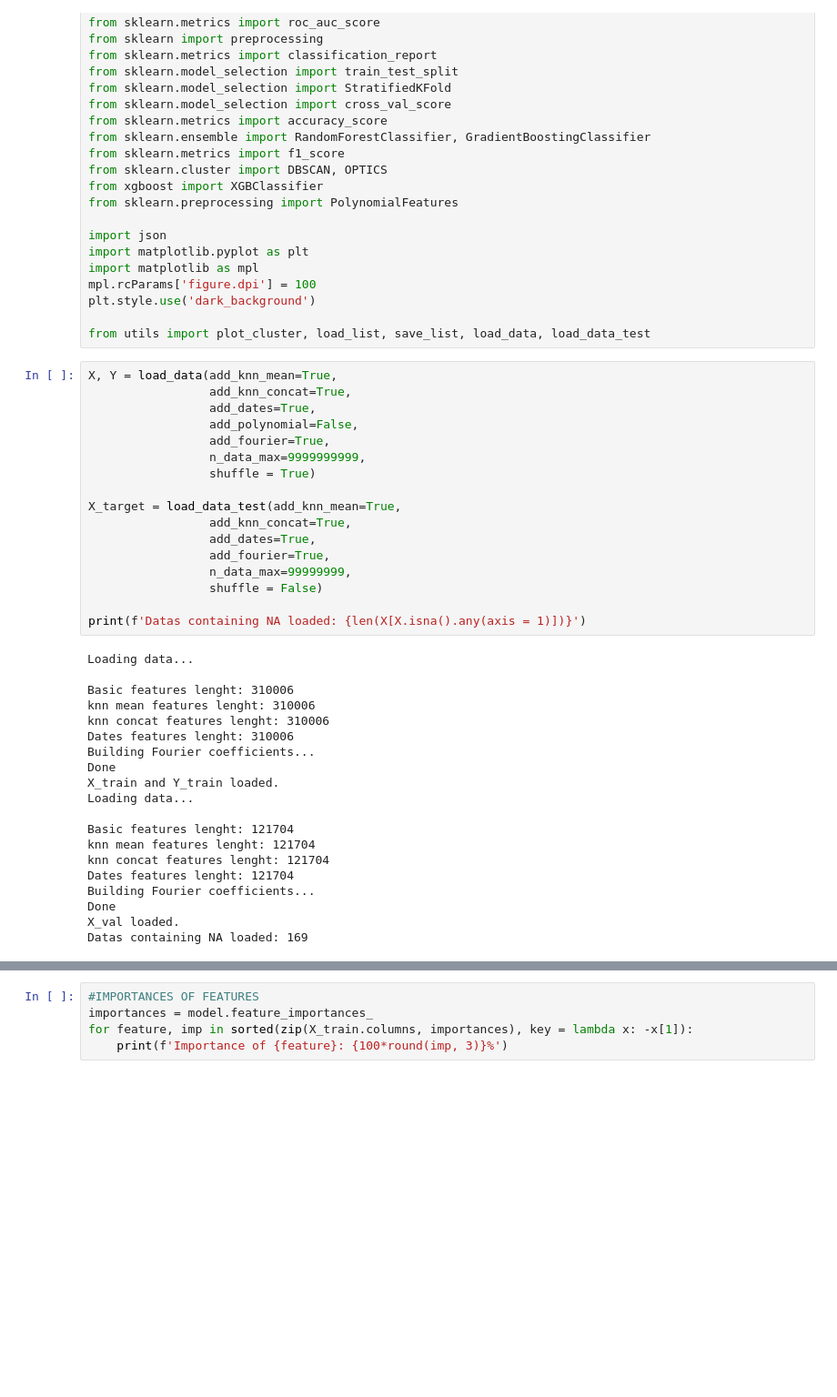
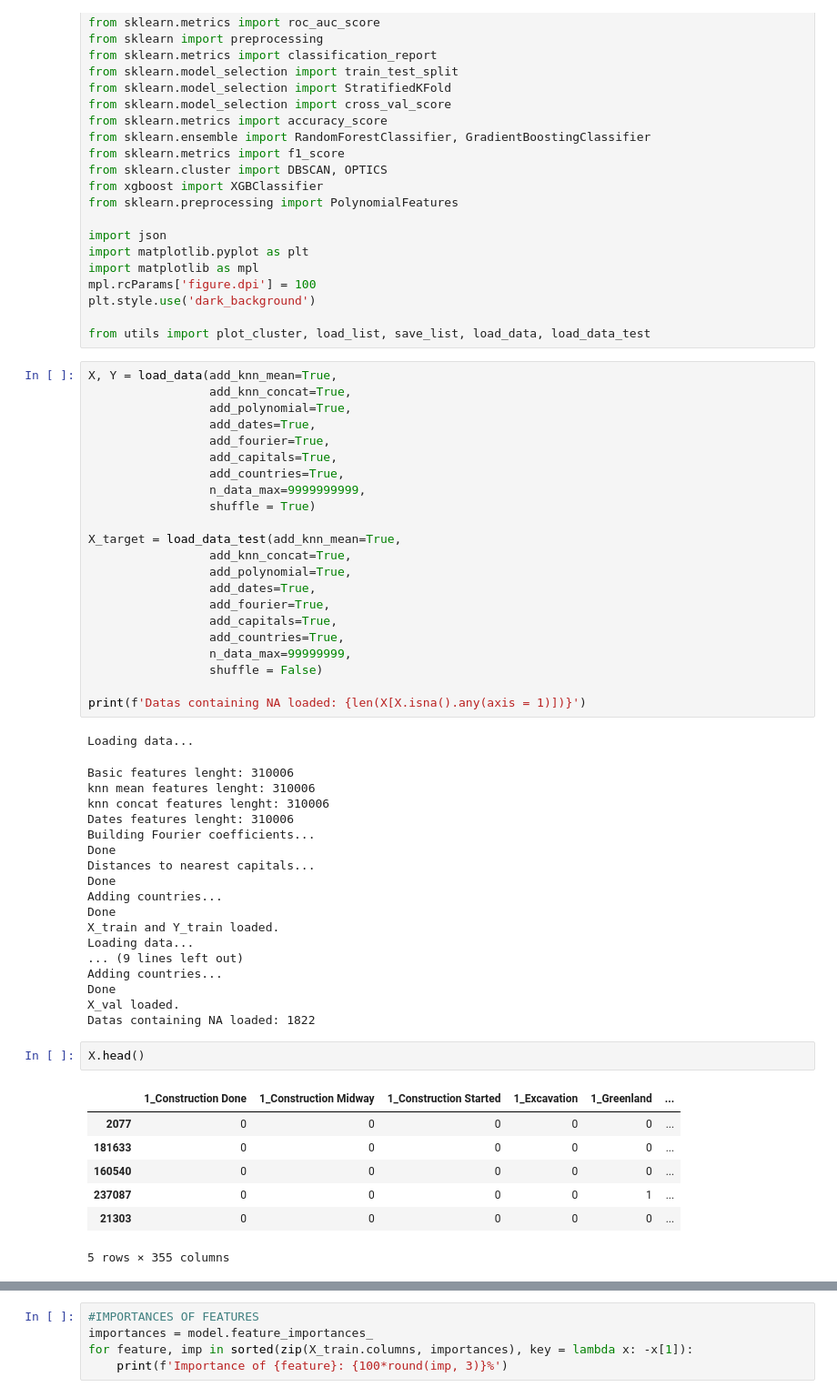
Before and after one commit to maxime7770/ML-Competition, a Jupyter notebook: eval_model.ipynb, the cells around one changed output, grey strips where cells are left out. Shown at 91% size. Drawn from its saved outputs; the diff is of its cells as text; blank space fills up the shorter version.

```diff
--- a/eval_model.ipynb
+++ b/eval_model.ipynb
@@ -34,40 +34,54 @@ from utils import plot_cluster, load_list, save_list, load_data, load_data_test
 # %%
 X, Y = load_data(add_knn_mean=True,
                  add_knn_concat=True,
+                 add_polynomial=True,
                  add_dates=True,
-                 add_polynomial=False,
                  add_fourier=True,
+                 add_capitals=True,
+                 add_countries=True,
                  n_data_max=9999999999,
                  shuffle = True)
 
 X_target = load_data_test(add_knn_mean=True,
                  add_knn_concat=True,
+                 add_polynomial=True,
                  add_dates=True,
                  add_fourier=True,
+                 add_capitals=True,
+                 add_countries=True,
                  n_data_max=99999999,
                  shuffle = False)
 
 print(f'Datas containing NA loaded: {len(X[X.isna().any(axis = 1)])}')
 # %% [output]
 Loading data...
-
-Basic features lenght: 310006
-knn mean features lenght: 310006
-knn concat features lenght: 310006
-Dates features lenght: 310006
-Building Fourier coefficients...
-Done
-X_train and Y_train loaded.
-Loading data...
-
-Basic features lenght: 121704
-knn mean features lenght: 121704
-knn concat features lenght: 121704
-Dates features lenght: 121704
-Building Fourier coefficients...
-Done
-X_val loaded.
-Datas containing NA loaded: 169
+Basic features lenght: 310006
+knn mean features lenght: 310006
+knn concat features lenght: 310006
+Dates features lenght: 310006
+Building Fourier coefficients...
+Done
+Distances to nearest capitals...
+Done
+Adding countries...
+Done
+X_train and Y_train loaded.
+Loading data...
+... (9 lines left out)
+Adding countries...
+Done
+X_val loaded.
+Datas containing NA loaded: 1822
+# %%
+X.head()
+# %% [output]
+|  | 1_Construction Done | 1_Construction Midway | 1_Construction Started | 1_Excavation | 1_Greenland | ... |
+| 2077 | 0 | 0 | 0 | 0 | 0 | ... |
+| 181633 | 0 | 0 | 0 | 0 | 0 | ... |
+| 160540 | 0 | 0 | 0 | 0 | 0 | ... |
+| 237087 | 0 | 0 | 0 | 0 | 1 | ... |
+| 21303 | 0 | 0 | 0 | 0 | 0 | ... |
+5 rows × 355 columns
 # %%
 print(X.shape)
 print(Y.shape)
```
Also changed, not shown: parts of 8 cells of this notebook, 5 other files.
